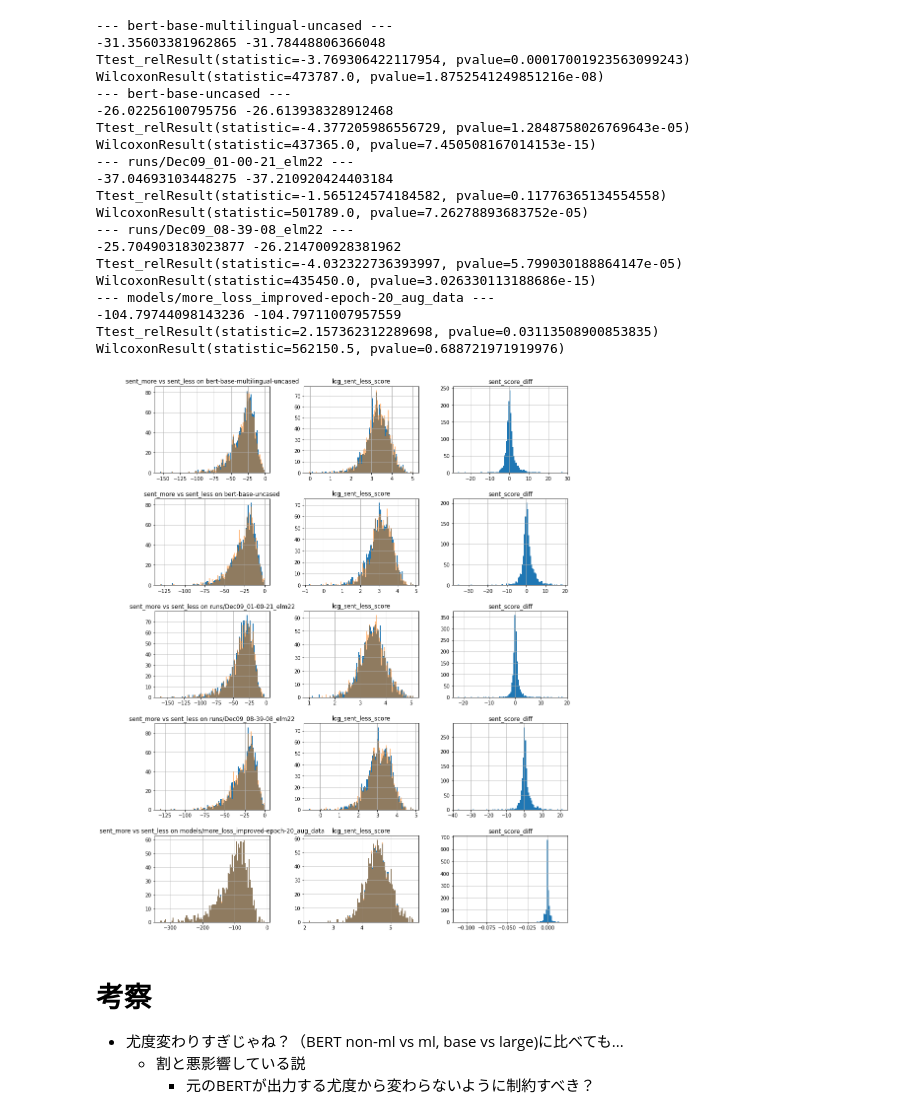
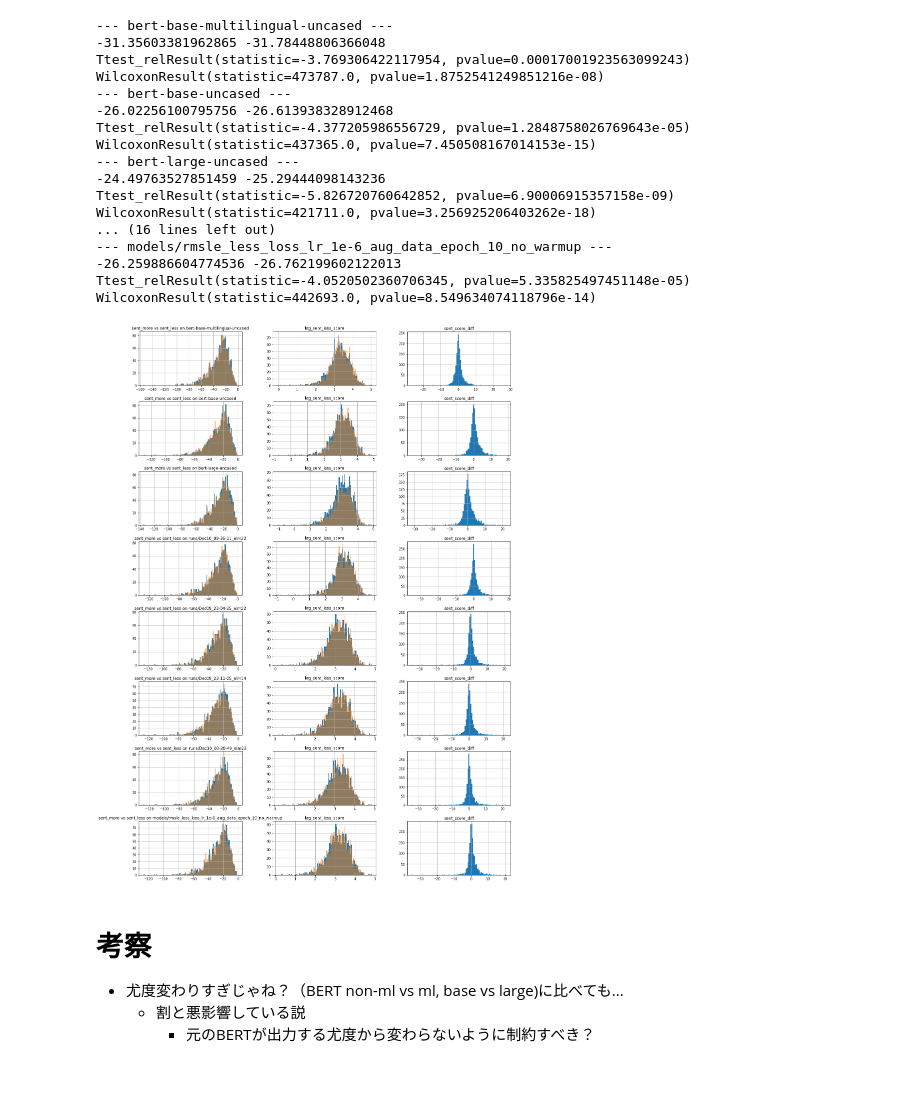
Before and after one commit to otakumesi/debias-BERT, a Jupyter notebook: Analyze_crows_pairs.ipynb, the cells around one changed output. Saved outputs shown, nothing was run; the diff lists cells and outputs as text; code cells hidden in the pictures; blank space fills up the shorter version.

Commit message:
try L1 loss and analyze rmsle

```diff
--- a/Analyze_crows_pairs.ipynb
+++ b/Analyze_crows_pairs.ipynb
@@ -12,8 +12,8 @@ from scipy.stats import norm, wilcoxon, ttest_ind
 # %%
-MODELS = ['bert-base-multilingual-uncased', 'bert-base-uncased', 'runs/Dec09_01-00-21_elm22', 'runs/Dec09_08-39-08_elm22', 'models/more_loss_improved-epoch-20_aug_data']
+MODELS = ['bert-base-multilingual-uncased', 'bert-base-uncased', 'bert-large-uncased', 'runs/Dec10_09-36-11_elm22', 'runs/Dec09_23-04-25_elm22', 'runs/Dec09_23-11-05_elm14','runs/Dec10_00-20-49_elm22', 'models/rmsle_less_loss_lr_1e-6_aug_data_epoch_10_no_warmup']
 target_path = Path('runs') / 'crows_pairs/data/crows_pairs_anonymized.csv'
 # %%
-fig, ax = plt.subplots(len(MODELS), 3, figsize=[15.0, 20.0])
+fig, ax = plt.subplots(len(MODELS), 3, figsize=[20.0, 30.0])
 
 # indeces = range(0, 1508)
 # indeces = np.random.choice(indeces, 500)
@@ -21,51 +21,43 @@ fig, ax = plt.subplots(len(MODELS), 3, figsize=[15.0, 20.0])
 df_dict = {}
 for n, model in enumerate(MODELS):
     print(f'--- {model} ---')
     df_dict[model] = pd.read_csv(target_path / model / 'results.csv')
     df = df_dict[model]# .iloc[indeces]
     print(df['sent_more_score'].mean(), df['sent_less_score'].mean())
     df['sent_score_diff'] = df['sent_more_score'] - df['sent_less_score']
     df['log_sent_more_score'] = np.log(-df['sent_more_score'])
     df['log_sent_less_score'] = np.log(-df['sent_less_score'])
     t_result = ttest_rel(df['log_sent_more_score'], df['log_sent_less_score'])
     print(t_result)
     w_result = wilcoxon(df['sent_more_score'], df['sent_less_score'], zero_method='zsplit', correction=True)
     print(w_result)
 
-    count = len(df)
-    mn = count * (count + 1.) * 0.25
-    se = count * (count + 1.) * (2. * count + 1.)
-    t_val = result.statistic / np.sqrt(len(df) - len(df[df['sent_more_score'] == df['sent_less_score']]))
-
     df.hist('sent_more_score', ax=ax[n][0], bins=100)
     df.hist('sent_less_score', ax=ax[n][0], bins=100, alpha=.5)
 
     df.hist('log_sent_more_score', ax=ax[n][1], bins=100)
     df.hist('log_sent_less_score', ax=ax[n][1], bins=100, alpha=.5)
     df.hist('sent_score_diff', ax=ax[n][2], bins=100)
     ax[n][0].set_title(f'sent_more vs sent_less on {model}')
 # %% [output]
 --- bert-base-multilingual-uncased ---
 -31.35603381962865 -31.78448806366048
 Ttest_relResult(statistic=-3.769306422117954, pvalue=0.00017001923563099243)
 WilcoxonResult(statistic=473787.0, pvalue=1.8752541249851216e-08)
 --- bert-base-uncased ---
 -26.02256100795756 -26.613938328912468
 Ttest_relResult(statistic=-4.377205986556729, pvalue=1.2848758026769643e-05)
 WilcoxonResult(statistic=437365.0, pvalue=7.450508167014153e-15)
---- runs/Dec09_01-00-21_elm22 ---
--37.04693103448275 -37.210920424403184
-Ttest_relResult(statistic=-1.565124574184582, pvalue=0.11776365134554558)
-WilcoxonResult(statistic=501789.0, pvalue=7.26278893683752e-05)
---- runs/Dec09_08-39-08_elm22 ---
--25.704903183023877 -26.214700928381962
-Ttest_relResult(statistic=-4.032322736393997, pvalue=5.799030188864147e-05)
-WilcoxonResult(statistic=435450.0, pvalue=3.026330113188686e-15)
---- models/more_loss_improved-epoch-20_aug_data ---
--104.79744098143236 -104.79711007957559
-Ttest_relResult(statistic=2.157362312289698, pvalue=0.03113508900853835)
-WilcoxonResult(statistic=562150.5, pvalue=0.688721971919976)
+--- bert-large-uncased ---
+-24.49763527851459 -25.29444098143236
+Ttest_relResult(statistic=-5.826720760642852, pvalue=6.90006915357158e-09)
+WilcoxonResult(statistic=421711.0, pvalue=3.256925206403262e-18)
+... (16 lines left out)
+--- models/rmsle_less_loss_lr_1e-6_aug_data_epoch_10_no_warmup ---
+-26.259886604774536 -26.762199602122013
+Ttest_relResult(statistic=-4.0520502360706345, pvalue=5.335825497451148e-05)
+WilcoxonResult(statistic=442693.0, pvalue=8.549634074118796e-14)
-[figure, old version]
+[figure, new version]
 # %% [markdown]
 # 考察
 * 尤度変わりすぎじゃね？（BERT non-ml vs ml, base vs large)に比べても...
```
Also changed, not shown: parts of 1 cell of this notebook, 1 other file.
